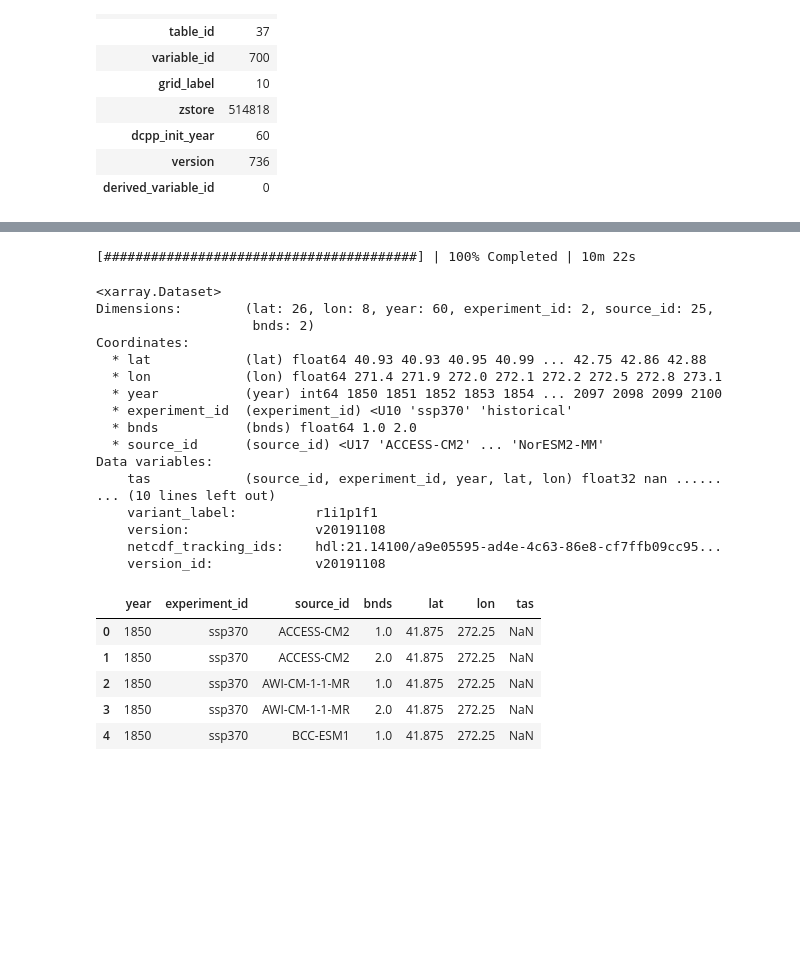
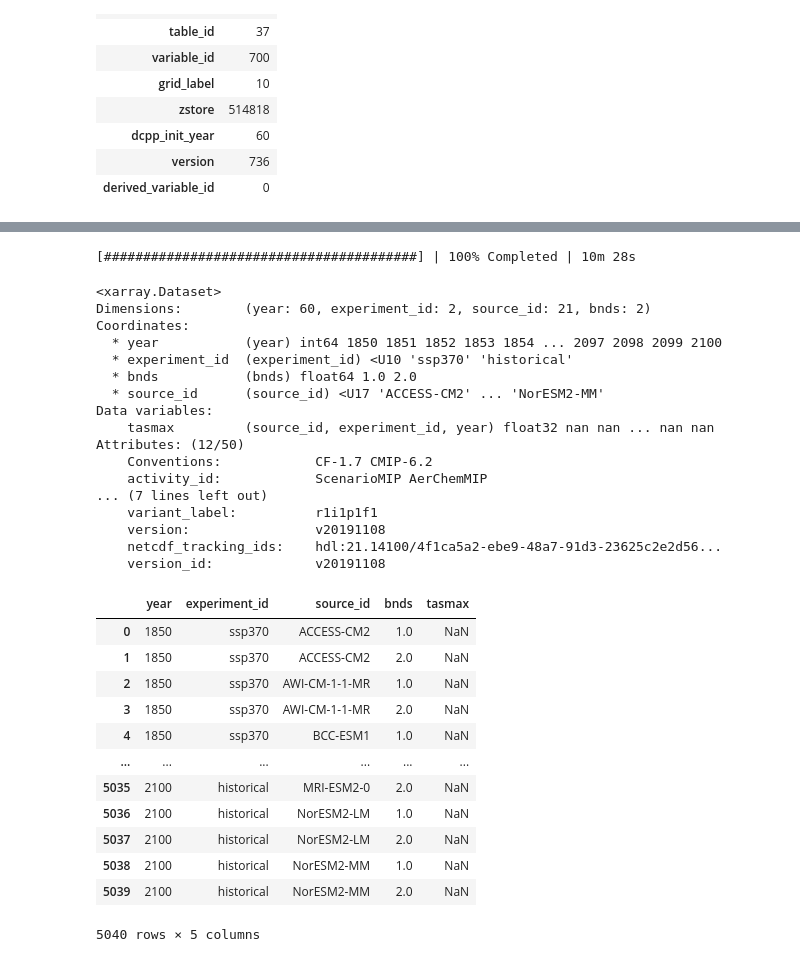
Before and after one commit to hrhampapura/moment_delta_mapping, a Jupyter notebook: lens_analysis/Aliasing-CMIP6.ipynb, the cells around one changed output, grey strips where cells are left out. Cells and saved outputs as stored; diff of their text form; code cells hidden in the pictures; blank space fills up the shorter version.

```diff
--- a/lens_analysis/Aliasing-CMIP6.ipynb
+++ b/lens_analysis/Aliasing-CMIP6.ipynb
@@ -41,14 +41,14 @@ expts = ['ssp370','historical']
 cat = col.search(
     experiment_id=expts,
     table_id='day',
-    variable_id='tas',
+    variable_id='tasmax',
     #grid_label='gn'
 )
 
 query = dict(
     experiment_id=expts,
     table_id='day',
-    variable_id=['tas'],
+    variable_id=['tasmax'],
     member_id = 'r1i1p1f1',
 )
 
@@ -126,5 +126,5 @@ Wall time: 13.4 s
 # %%
-def extract_july30_data(ds, chicago_lat=41.88, chicago_lon=(360-87.6298)%360, buffer=1):
+def extract_july30_data(ds, chicago_lat=41.88, chicago_lon=(360-87.6298)%360, buffer=0):
     """
     Extract data for July 30 from the dataset 'ds' for specific time and spatial range.
 
@@ -143,8 +143,8 @@ def extract_july30_data(ds, chicago_lat=41.88, chicago_lon=(360-87.6298)%360, bu
     subset = ds.sel(
         time=((ds['time.year'] >= 1850) & (ds['time.year'] <= 1879)) |
               ((ds['time.year'] >= 2071) & (ds['time.year'] <= 2100)),
-        lat=slice(chicago_lat - buffer, chicago_lat + buffer),
-        lon=slice(chicago_lon - buffer, chicago_lon + buffer)
+        lat=chicago_lat,
+        lon=chicago_lon,method='nearest'
     )
 
     # Check and deal with different datetime types
@@ -192,7 +192,7 @@ for k, v in tqdm(dsets_.items()):
 with progress.ProgressBar():
     dsets_aligned_ = dask.compute(dsets_aligned)[0]
 # %% [output]
-[########################################] | 100% Completed | 10m 22s
+[########################################] | 100% Completed | 10m 28s
 # %%
 source_ids = list(dsets_aligned_.keys())
 source_da = xr.DataArray(source_ids, dims='source_id', name='source_id',
@@ -205,33 +205,40 @@ final_ds = xr.concat([ds.reset_coords(drop=True)
 final_ds
 # %% [output]
 <xarray.Dataset>
-Dimensions:        (lat: 26, lon: 8, year: 60, experiment_id: 2, source_id: 25,
-                    bnds: 2)
+Dimensions:        (year: 60, experiment_id: 2, source_id: 21, bnds: 2)
 Coordinates:
-  * lat            (lat) float64 40.93 40.93 40.95 40.99 ... 42.75 42.86 42.88
-  * lon            (lon) float64 271.4 271.9 272.0 272.1 272.2 272.5 272.8 273.1
   * year           (year) int64 1850 1851 1852 1853 1854 ... 2097 2098 2099 2100
   * experiment_id  (experiment_id) <U10 'ssp370' 'historical'
   * bnds           (bnds) float64 1.0 2.0
   * source_id      (source_id) <U17 'ACCESS-CM2' ... 'NorESM2-MM'
 Data variables:
-    tas            (source_id, experiment_id, year, lat, lon) float32 nan ......
-... (10 lines left out)
+    tasmax         (source_id, experiment_id, year) float32 nan nan ... nan nan
+Attributes: (12/50)
+    Conventions:            CF-1.7 CMIP-6.2
+    activity_id:            ScenarioMIP AerChemMIP
+... (7 lines left out)
     variant_label:          r1i1p1f1
     version:                v20191108
-    netcdf_tracking_ids:    hdl:21.14100/a9e05595-ad4e-4c63-86e8-cf7ffb09cc95...
+    netcdf_tracking_ids:    hdl:21.14100/4f1ca5a2-ebe9-48a7-91d3-23625c2e2d56...
     version_id:             v20191108
 # %%
 #Select data for specific location to plot
-df_loc = final_ds.sel(lat=chicago_LAT,lon=chicago_LON,method='nearest').to_dataframe().reset_index()
+df_loc = final_ds.to_dataframe().reset_index()
 df_eoc = final_ds.sel(experiment_id='ssp370').sel(year= slice(2071,2100)).to_dataframe().reset_index()
 df_pi  = final_ds.sel(experiment_id='historical').sel(year= slice(1850,1879)).to_dataframe().reset_index()
-df_loc.head()
+df_loc
 # %% [output]
-|  | year | experiment_id | source_id | bnds | lat | lon | tas |
-| 0 | 1850 | ssp370 | ACCESS-CM2 | 1.0 | 41.875 | 272.25 | NaN |
-| 1 | 1850 | ssp370 | ACCESS-CM2 | 2.0 | 41.875 | 272.25 | NaN |
-| 2 | 1850 | ssp370 | AWI-CM-1-1-MR | 1.0 | 41.875 | 272.25 | NaN |
-| 3 | 1850 | ssp370 | AWI-CM-1-1-MR | 2.0 | 41.875 | 272.25 | NaN |
-| 4 | 1850 | ssp370 | BCC-ESM1 | 1.0 | 41.875 | 272.25 | NaN |
+|  | year | experiment_id | source_id | bnds | tasmax |
+| 0 | 1850 | ssp370 | ACCESS-CM2 | 1.0 | NaN |
+| 1 | 1850 | ssp370 | ACCESS-CM2 | 2.0 | NaN |
+| 2 | 1850 | ssp370 | AWI-CM-1-1-MR | 1.0 | NaN |
+| 3 | 1850 | ssp370 | AWI-CM-1-1-MR | 2.0 | NaN |
+| 4 | 1850 | ssp370 | BCC-ESM1 | 1.0 | NaN |
+| ... | ... | ... | ... | ... | ... |
+| 5035 | 2100 | historical | MRI-ESM2-0 | 2.0 | NaN |
+| 5036 | 2100 | historical | NorESM2-LM | 1.0 | NaN |
+| 5037 | 2100 | historical | NorESM2-LM | 2.0 | NaN |
+| 5038 | 2100 | historical | NorESM2-MM | 1.0 | NaN |
+| 5039 | 2100 | historical | NorESM2-MM | 2.0 | NaN |
+5040 rows × 5 columns
 # %%
```
Also changed, not shown: parts of 20 cells of this notebook, 1 other file.
